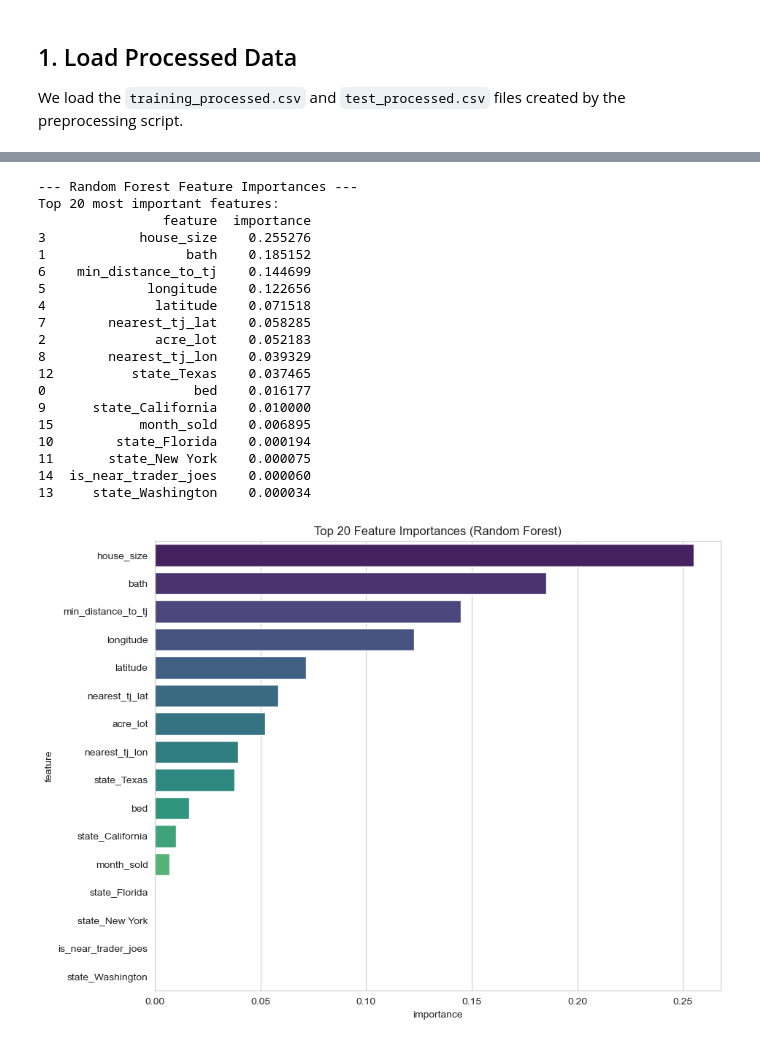
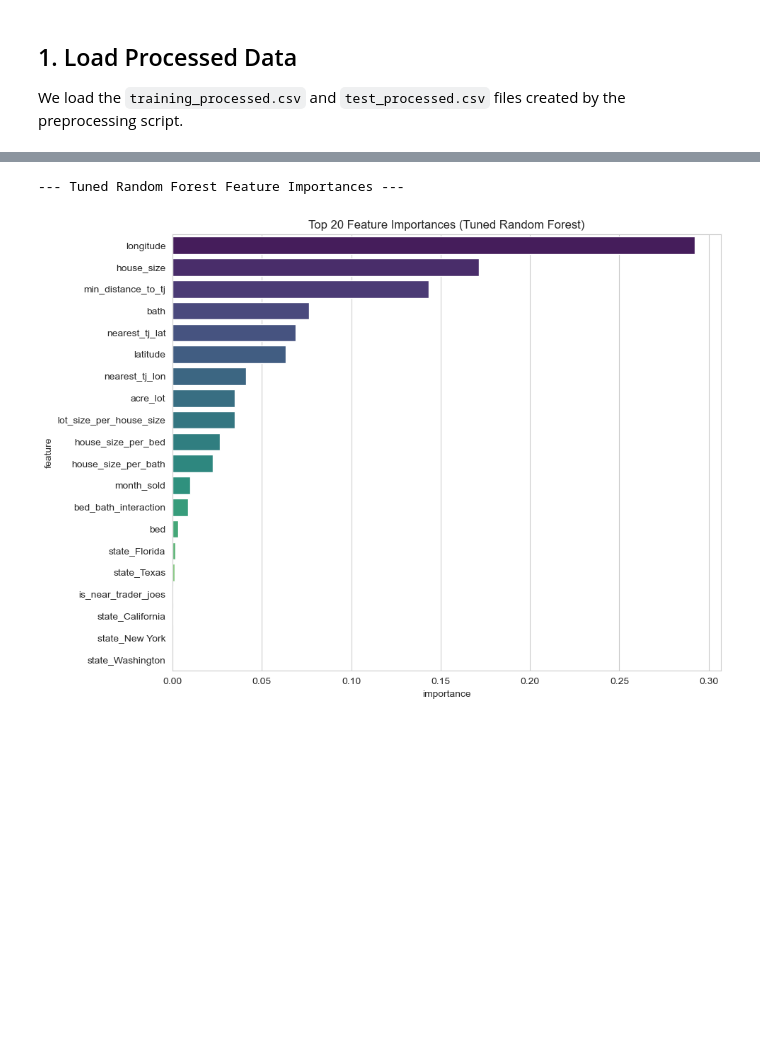
Before and after one commit to sc6354/CSE-6242-Group-Project, a Jupyter notebook: notebooks/housing_price_modeling.ipynb, the cells around one changed output, grey strips where cells are left out. Cells and saved outputs as stored; diff of their text form; code cells hidden in the pictures; blank space fills up the shorter version.

```diff
--- a/notebooks/housing_price_modeling.ipynb
+++ b/notebooks/housing_price_modeling.ipynb
@@ -46,18 +64,16 @@ Create `X_train`, `y_train`, `X_test`, and `y_test`.
 # Define the target variable
 target_col = 'price'
 
-# Identify feature columns
-# We want all columns that are NOT the target and NOT the original unscaled columns
-feature_cols = [col for col in train_df.columns if col != target_col and not col.endswith('_original')]
+# Identify feature columns from the CSV
+original_feature_cols = [col for col in train_df.columns if col != target_col and not col.endswith('_original')]
 
 # Separate features and target
-X_train = train_df[feature_cols]
+X_train_orig = train_df[original_feature_cols]
 y_train = train_df[target_col]
 
-X_test = test_df[feature_cols]
+X_test_orig = test_df[original_feature_cols]
 y_test = test_df[target_col]
 
-print(f"Number of features being used: {len(feature_cols)}")
+print(f"Original number of features: {len(original_feature_cols)}")
 print(f"Target variable: {target_col}")
-print(f"\nFirst 5 features:\n{feature_cols[:5]}")
 # %% [output]
@@ -172,40 +327,21 @@ Let's see which features the Random Forest model considered most important.
 # %%
-print("\n--- Random Forest Feature Importances ---")
+print("--- Tuned Random Forest Feature Importances ---")
 
-# Get feature importances
-importances = rf_model.feature_importances_
-feature_importance_df = pd.DataFrame({
-    'feature': feature_cols,
-    'importance': importances
-}).sort_values(by='importance', ascending=False)
+# Check if Tuned Random Forest exists before getting importances
+if 'Tuned Random Forest' in model_objects:
+    rf_importances = model_objects['Tuned Random Forest'].feature_importances_
+    rf_importance_df = pd.DataFrame({
+        'feature': feature_cols,
+        'importance': rf_importances
+    }).sort_values(by='importance', ascending=False)
 
-# Display top 20 features
-print("Top 20 most important features:")
-print(feature_importance_df.head(20))
-
-# Plot top 20 features
-plt.figure(figsize=(10, 8))
-sns.barplot(x='importance', y='feature', data=feature_importance_df.head(20), palette='viridis')
-plt.title("Top 20 Feature Importances (Random Forest)")
-plt.show()
+    # Plot top features
+    plt.figure(figsize=(10, 8))
+    sns.barplot(x='importance', y='feature', data=rf_importance_df.head(20), palette='viridis')
+    plt.title("Top 20 Feature Importances (Tuned Random Forest)")
+    plt.show()
+else:
+    print("Tuned Random Forest model object not found.")
 # %% [output]
---- Random Forest Feature Importances ---
-Top 20 most important features:
-                feature  importance
-3            house_size    0.255276
-1                  bath    0.185152
-6    min_distance_to_tj    0.144699
-5             longitude    0.122656
-4              latitude    0.071518
-7        nearest_tj_lat    0.058285
-2              acre_lot    0.052183
-8        nearest_tj_lon    0.039329
-12          state_Texas    0.037465
-0                   bed    0.016177
-9      state_California    0.010000
-15           month_sold    0.006895
-10        state_Florida    0.000194
-11       state_New York    0.000075
-14  is_near_trader_joes    0.000060
-13     state_Washington    0.000034
+--- Tuned Random Forest Feature Importances ---
-[figure, old version]
+[figure, new version]
```
Also changed, not shown: parts of 29 cells of this notebook, 3 other files.
